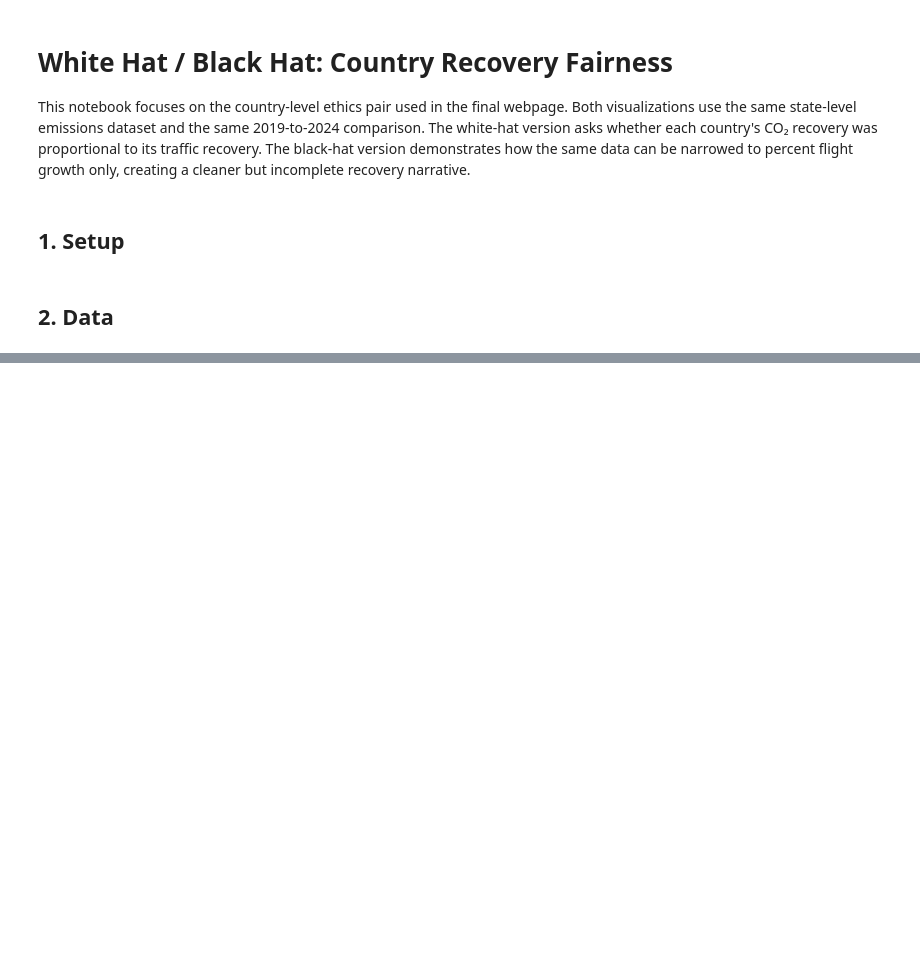
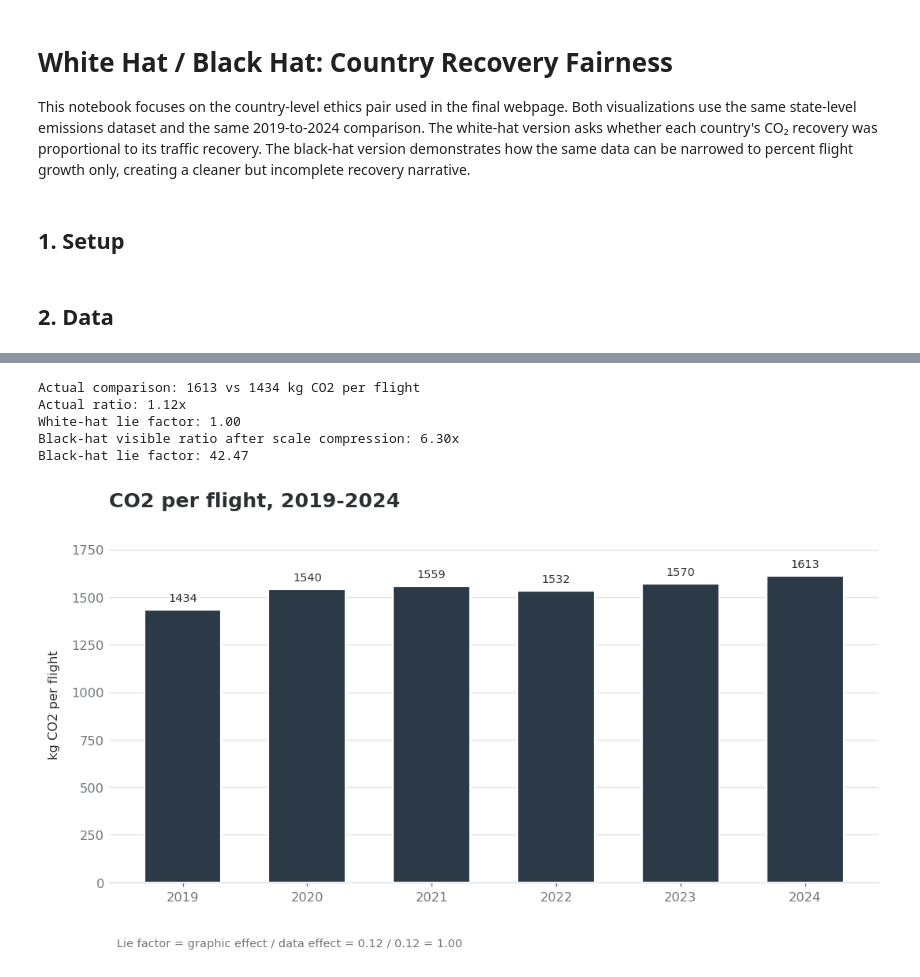
Before and after one commit to tabbba/Data-Visualization-, a Jupyter notebook: notebooks/white_black_hat.ipynb, the cells around one changed output, grey strips where cells are left out. Drawn from its saved outputs; the diff is of its cells as text; code cells hidden in the pictures; blank space fills up the shorter version.

Commit message:
white hat black hat

```diff
--- a/notebooks/white_black_hat.ipynb
+++ b/notebooks/white_black_hat.ipynb
@@ -237,0 +185,67 @@ plt.show()
+# %%
+eff_max = yearly_efficiency["co2_kg_per_flight"].max()
+eff_min = yearly_efficiency["co2_kg_per_flight"].min()
+eff_truncate_at = 1400.0
+
+eff_data_effect = (eff_max - eff_min) / eff_min
+eff_white_lie_factor = 1.0
+eff_black_graphic_effect = (eff_max - eff_min) / (eff_min - eff_truncate_at)
+eff_black_lie_factor = eff_black_graphic_effect / eff_data_effect
+actual_eff_ratio = eff_max / eff_min
+visible_eff_ratio = (eff_max - eff_truncate_at) / (eff_min - eff_truncate_at)
+
+print(f"Actual comparison: {eff_max:.0f} vs {eff_min:.0f} kg CO2 per flight")
+print(f"Actual ratio: {actual_eff_ratio:.2f}x")
+print(f"White-hat lie factor: {eff_white_lie_factor:.2f}")
+print(f"Black-hat visible ratio after scale compression: {visible_eff_ratio:.2f}x")
+print(f"Black-hat lie factor: {eff_black_lie_factor:.2f}")
+# %% [output]
+Actual comparison: 1613 vs 1434 kg CO2 per flight
+Actual ratio: 1.12x
+White-hat lie factor: 1.00
+Black-hat visible ratio after scale compression: 6.30x
+Black-hat lie factor: 42.47
+# %%
+fig, ax = plt.subplots(figsize=(8.4, 4.8))
+bars = ax.bar(
+    yearly_efficiency["YEAR"].astype(str),
+    yearly_efficiency["co2_kg_per_flight"],
+    color=BAR_BLUE,
+    edgecolor="white",
+    linewidth=1.2,
+    width=0.62,
+)
+ax.set_ylim(0, eff_max * 1.16)
+ax.set_ylabel("kg CO2 per flight")
+ax.set_title("CO2 per flight, 2019-2024", loc="left", pad=14)
+ax.grid(axis="y", color=LINE, linewidth=0.8)
+ax.set_axisbelow(True)
+ax.spines["left"].set_visible(False)
+ax.spines["bottom"].set_color(LINE)
+ax.tick_params(axis="y", length=0)
+
+for bar, val in zip(bars, yearly_efficiency["co2_kg_per_flight"]):
+    ax.text(
+        bar.get_x() + bar.get_width() / 2,
+        val + 32,
+        f"{val:.0f}",
+        ha="center",
+        va="bottom",
+        fontsize=8,
+        color=DARK,
+    )
+
+ax.text(
+    0.01,
+    -0.18,
+    f"Lie factor = graphic effect / data effect = {eff_data_effect:.2f} / {eff_data_effect:.2f} = {eff_white_lie_factor:.2f}",
+    transform=ax.transAxes,
+    fontsize=8,
+    color=MUTED,
+)
+
+plt.tight_layout()
+save_figure(fig, "whitehat_yearly_co2_per_flight")
+plt.show()
+# %% [output]
+[figure, added]
```
Also changed, not shown: parts of 9 cells of this notebook, 5 other files.
